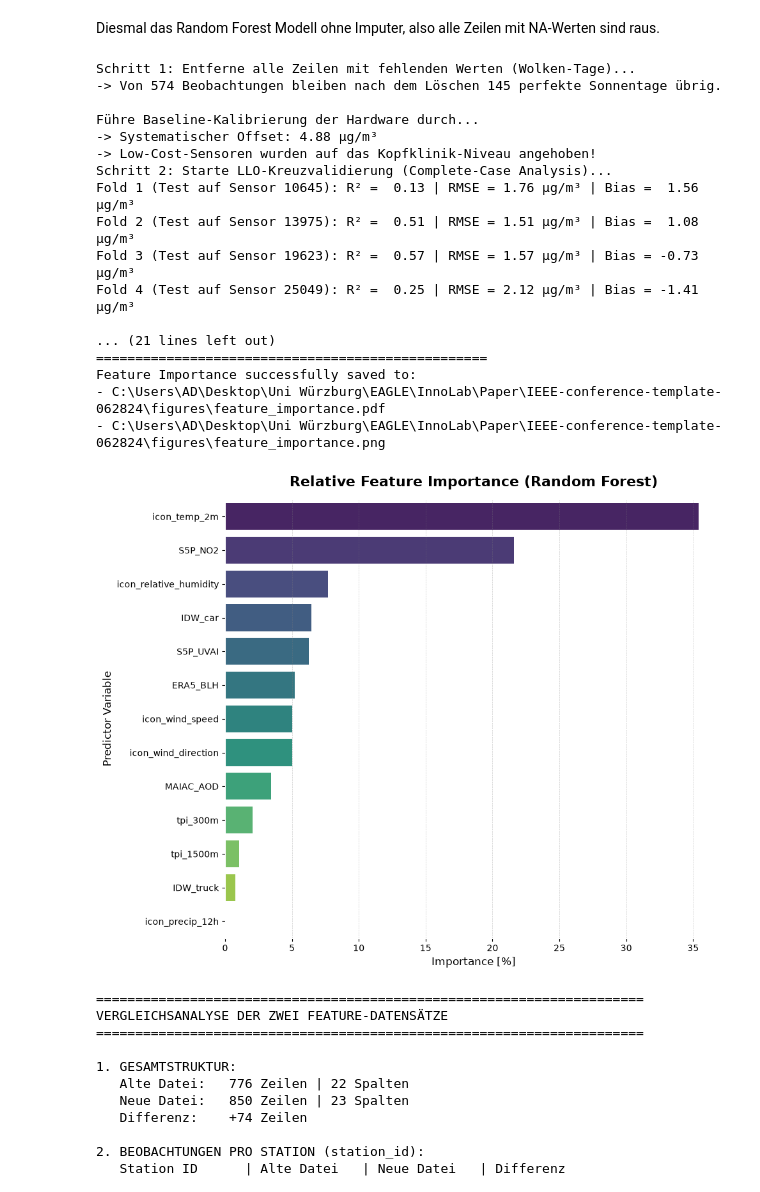
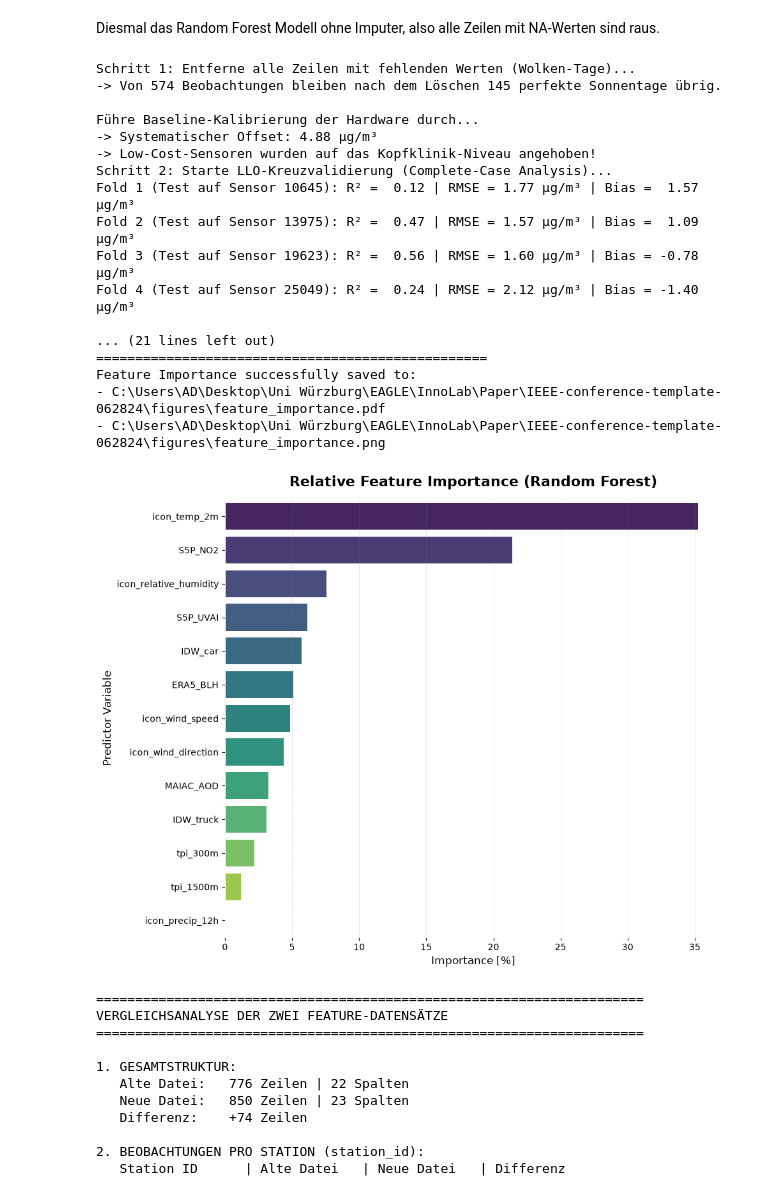
Before and after one commit to Ar7hur01/downscalingWuePM25, a Jupyter notebook: RF_LLO.ipynb, the cells around one changed output. Drawn from its saved outputs; the diff is of its cells as text; code cells hidden in the pictures.

```diff
--- a/RF_LLO.ipynb
+++ b/RF_LLO.ipynb
@@ -11,7 +11,7 @@ warnings.filterwarnings('ignore')
 # =========================================================
 # 1. Daten laden & bereinigen
 # =========================================================
-file_path = r"C:\Users\AD\Desktop\Uni Würzburg\EAGLE\InnoLab\new_Output\IDW_hoch2\Exp2_Features_RH_PM25_NDVI_TPI_S5P_ERA5_MAIAC_Verkehr_Wetter.csv"
+file_path = r"C:\Users\AD\Desktop\Uni Würzburg\EAGLE\InnoLab\new_Output\Features_RH_PM25_NDVI_TPI_S5P_ERA5_MAIAC_Verkehr_Wetter.csv"
 df = pd.read_csv(file_path, sep=";", decimal=",")
 
 df['station_id'] = df['station_id'].astype(str).str.strip()
@@ -176,38 +176,38 @@ if feature_importances_list:
     plt.xticks(color="black")
     plt.yticks(color="black")
 
     # Optional: Subtle grid for readability
     ax.grid(axis='x', linestyle='--', alpha=0.4, color="gray")
 
     plt.tight_layout()
 
     # 6. Save in PDF and PNG with transparency enabled
     plt.savefig(save_path_pdf, format="pdf", transparent=True, bbox_inches="tight")
     plt.savefig(save_path_png, format="png", transparent=True, dpi=300, bbox_inches="tight")
 
     print(f"Feature Importance successfully saved to:\n- {save_path_pdf}\n- {save_path_png}")
 
     # Show after saving to prevent blank image exports
     plt.show()
 # %% [output]
 Schritt 1: Entferne alle Zeilen mit fehlenden Werten (Wolken-Tage)...
 -> Von 574 Beobachtungen bleiben nach dem Löschen 145 perfekte Sonnentage übrig.
 
 Führe Baseline-Kalibrierung der Hardware durch...
 -> Systematischer Offset: 4.88 µg/m³
 -> Low-Cost-Sensoren wurden auf das Kopfklinik-Niveau angehoben!
 Schritt 2: Starte LLO-Kreuzvalidierung (Complete-Case Analysis)...
-Fold 1 (Test auf Sensor 10645): R² =  0.13 | RMSE = 1.76 µg/m³ | Bias =  1.56 µg/m³
-Fold 2 (Test auf Sensor 13975): R² =  0.51 | RMSE = 1.51 µg/m³ | Bias =  1.08 µg/m³
-Fold 3 (Test auf Sensor 19623): R² =  0.57 | RMSE = 1.57 µg/m³ | Bias = -0.73 µg/m³
-Fold 4 (Test auf Sensor 25049): R² =  0.25 | RMSE = 2.12 µg/m³ | Bias = -1.41 µg/m³
+Fold 1 (Test auf Sensor 10645): R² =  0.12 | RMSE = 1.77 µg/m³ | Bias =  1.57 µg/m³
+Fold 2 (Test auf Sensor 13975): R² =  0.47 | RMSE = 1.57 µg/m³ | Bias =  1.09 µg/m³
+Fold 3 (Test auf Sensor 19623): R² =  0.56 | RMSE = 1.60 µg/m³ | Bias = -0.78 µg/m³
+Fold 4 (Test auf Sensor 25049): R² =  0.24 | RMSE = 2.12 µg/m³ | Bias = -1.40 µg/m³
 
 ... (21 lines left out)
 ==================================================
 Feature Importance successfully saved to:
 - C:\Users\AD\Desktop\Uni Würzburg\EAGLE\InnoLab\Paper\IEEE-conference-template-062824\figures\feature_importance.pdf
 - C:\Users\AD\Desktop\Uni Würzburg\EAGLE\InnoLab\Paper\IEEE-conference-template-062824\figures\feature_importance.png
-[figure, old version]
+[figure, new version]
 # %%
 import pandas as pd
 import numpy as np
```
Also changed, not shown: parts of 2 cells of this notebook, 2 other files.
